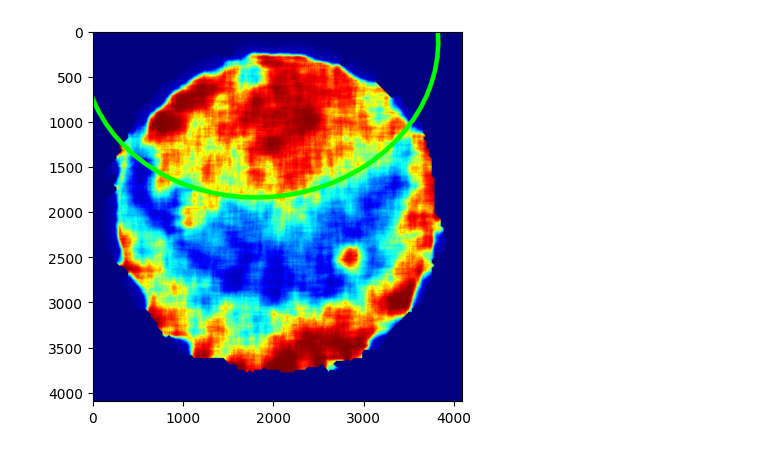
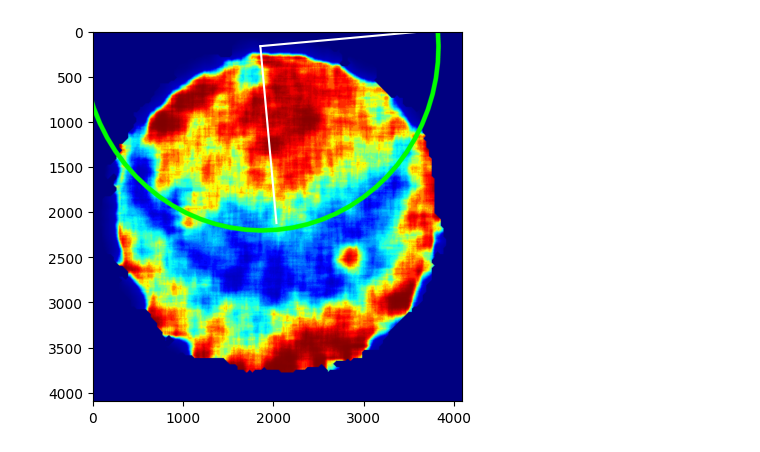
Before and after one commit to Jon400/Titanium_Find_Contour_U-Net, a Jupyter notebook: Fitting_Ellipse.ipynb, the cells around one changed output. Drawn from its saved outputs; the diff is of its cells as text; code cells hidden in the pictures.

Commit message:
Extracting ellipse parameters

```diff
--- a/Fitting_Ellipse.ipynb
+++ b/Fitting_Ellipse.ipynb
@@ -55,6 +55,11 @@ def find_center_of_mass(contour):
     ellipse = cv2.fitEllipse(hull)
     (x, y), (MA, ma), angle = ellipse
     return (int(x), int(y))
+
+def find_center_of_mass2(contour):
+    # Find the center of mass of the contour
+    M = cv2.minEnclosingCircle(contour)
+    return (int(M[0][0]), int(M[0][1]))
 
 def calculate_vector(center1, center2):
     return (center2[0] - center1[0], center2[1] - center1[1])
@@ -152,18 +157,20 @@ def adjust_ellipse(contour, new_center, vector, step_size=1, max_iterations=1000
     ellipse = cv2.fitEllipse(contour)
     (x, y), (MA, ma), angle = ellipse
     # use the vector to find the angle of rotation, and if angle is negative, add 180 degrees
-    if np.arctan2(vector[1], vector[0]) < 0:
-        # use vector to find the angle of rotation
-        angle = np.degrees(np.arctan2(vector[1], vector[0]))
-    else:
-        angle = 180 + np.degrees(np.arctan2(vector[1], vector[0]))
+    # if np.arctan2(vector[1], vector[0]) < 0:
+    #     # use vector to find the angle of rotation
+    #     angle = 0 + np.degrees(np.arctan2(vector[1], vector[0]))
+    # else:
+    #    angle = 180 + np.degrees(np.arctan2(vector[1], vector[0]))
+
+    angle = np.degrees(np.arctan2(vector[1], vector[0]))
 
     # Calculate the farthest point on the contour from the center along the specified axis
     farthest_distance = find_farthest_point(contour, new_center, angle)
 
     # Calculate new major and minor axes lengths
     new_major_axis = ma * (ma / MA)
-    new_minor_axis = MA * 2
+    new_minor_axis = farthest_distance  * 2
 
     # Update the ellipse with the new parameters
     ellipse = (new_center, (new_minor_axis, new_major_axis), angle)
@@ -171,7 +178,7 @@ def adjust_ellipse(contour, new_center, vector, step_size=1, max_iterations=1000
     return ellipse, farthest_distance
 
 def find_ellipse(in_cnt, ex_cnt):
-    ex_cnt_center = find_center_of_mass(ex_cnt)
+    ex_cnt_center = find_center_of_mass2(ex_cnt)
     in_cnt_center = find_center_of_mass(in_cnt)
 
     vector = calculate_vector(ex_cnt_center, in_cnt_center)
@@ -233,6 +240,14 @@ text += '\nRadius (D): ' + str(round(radius * factor * 2, 2)) + ' pixels'
 text += '\nFarthest distance (h): ' + str(round(farthest_distance * factor / 2.0, 2)) + ' pixels'
 print(text)
 
+
+# plot the major and minor axes of the ellipse
+# plot major_axis in the opposite direction
+plt.plot([scaled_ellipse[0][0], scaled_ellipse[0][0] + scaled_ellipse[1][1] / 2 * np.cos(np.radians(scaled_ellipse[2] + 180))], [scaled_ellipse[0][1], scaled_ellipse[0][1] + scaled_ellipse[1][1] / 2 * np.sin(np.radians(scaled_ellipse[2] + 180))], c='w')
+# plot minor_axis
+plt.plot([scaled_ellipse[0][0], scaled_ellipse[0][0] + scaled_ellipse[1][0] / 2 * np.cos(np.radians(scaled_ellipse[2] + 90))], [scaled_ellipse[0][1], scaled_ellipse[0][1] + scaled_ellipse[1][0] / 2 * np.sin(np.radians(scaled_ellipse[2] + 90))], c='w')
+
+
 # # plt the center of mass of the internal contour
 # in_cnt_center = find_center_of_mass(in_cnt)
 # plt.scatter(in_cnt_center[0] * factor, in_cnt_center[1] * factor, c='w', s=50)
@@ -256,4 +271,4 @@ Farthest distance (h): 1028.47 pixels
-[figure, old version]
+[figure, new version]
 # %%
 import os
 directories = ['test', 'train']
```
Also changed, not shown: parts of 4 cells of this notebook.
